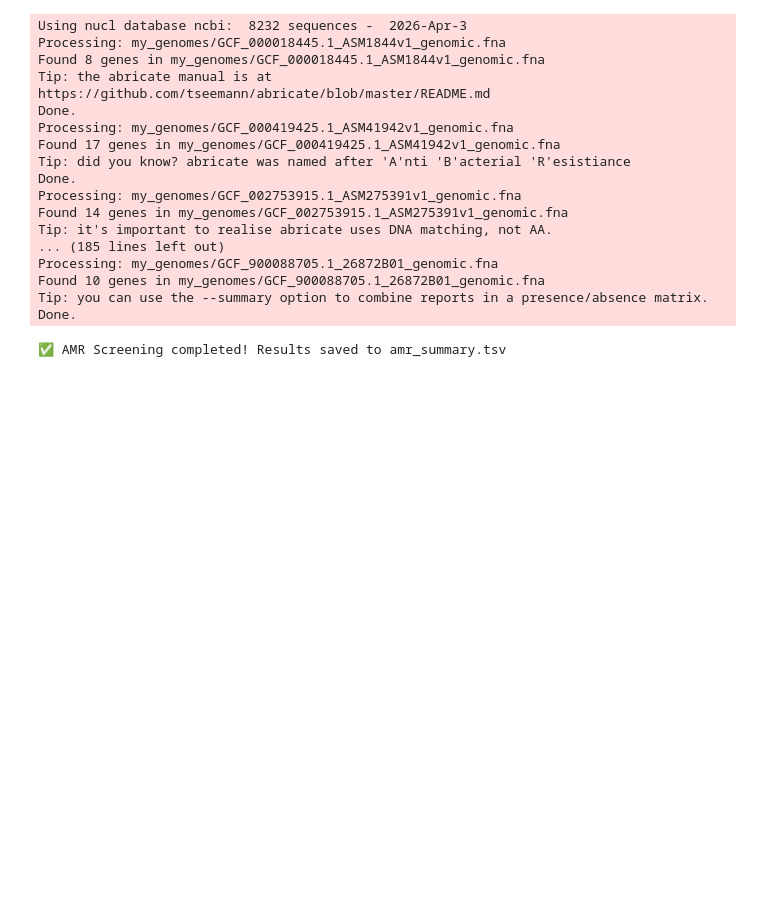
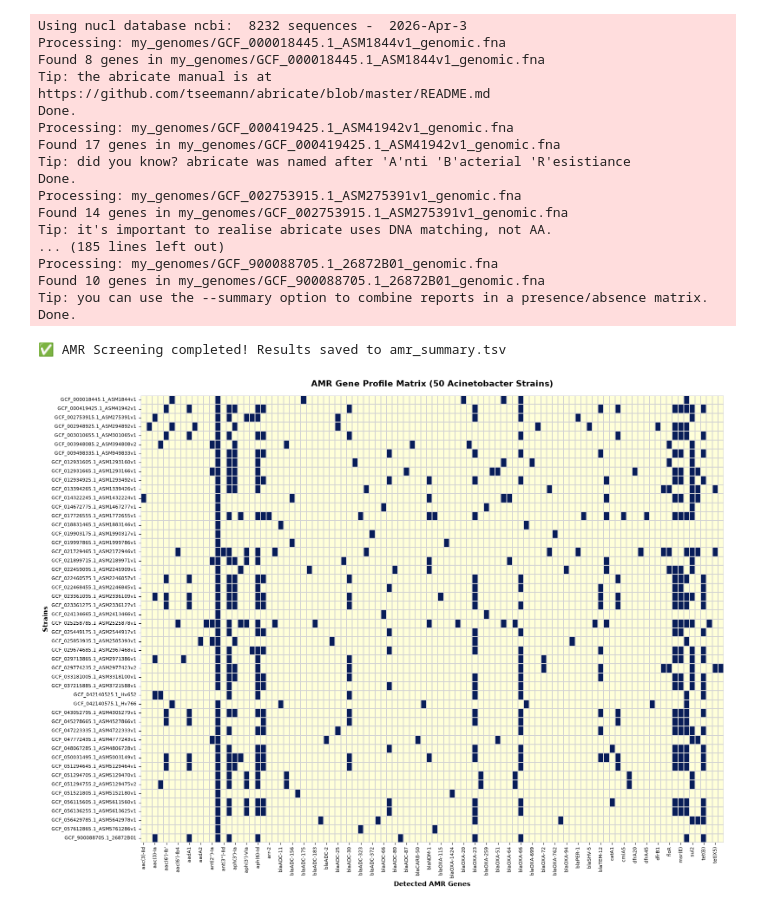
Before and after one commit to refmyoussef-source/Acinetobacter-Pangenomics, a Jupyter notebook: 05_AMR_Gene_Profiling.ipynb, the cells around one changed output. Saved outputs shown, nothing was run; the diff lists cells and outputs as text; code cells hidden in the pictures; blank space fills up the shorter version.

Commit message:
Add AMR Gene Profile Matrix (50 Acinetobacter Strains)and Conclusion

```diff
--- a/05_AMR_Gene_Profiling.ipynb
+++ b/05_AMR_Gene_Profiling.ipynb
@@ -43,3 +43,36 @@ Found 10 genes in my_genomes/GCF_900088705.1_26872B01_genomic.fna
 Tip: you can use the --summary option to combine reports in a presence/absence matrix.
 Done.
 ✅ AMR Screening completed! Results saved to amr_summary.tsv
+# %%
+import pandas as pd
+import seaborn as sns
+import matplotlib.pyplot as plt
+
+# 1. Read ABRicate summary report
+df = pd.read_csv('amr_summary.tsv', sep='\t', index_col=0)
+
+# 2. Clean strain names for clean axis labels
+df.index = df.index.str.replace('my_genomes/', '', regex=False).str.replace('_genomic.fna', '', regex=False)
+
+# 3. Drop metadata column if present
+if 'NUM_FOUND' in df.columns:
+    df = df.drop(columns=['NUM_FOUND'])
+
+# 4. Convert table to binary presence (1) / absence (0)
+# Vectorized approach compatible with Pandas 2.x and 3.x
+binary_df = (df.notna() & (df != '.')).astype(int)
+
+# 5. Render Heatmap
+plt.figure(figsize=(16, 12))
+sns.heatmap(binary_df, cmap="YlGnBu", cbar=False, linewidths=0.2, linecolor='lightgray')
+
+plt.title("AMR Gene Profile Matrix (50 Acinetobacter Strains)", fontsize=14, fontweight='bold', pad=15)
+plt.xlabel("Detected AMR Genes", fontsize=11, fontweight='bold')
+plt.ylabel("Strains", fontsize=11, fontweight='bold')
+plt.xticks(rotation=90, fontsize=8)
+plt.yticks(fontsize=8)
+
+plt.tight_layout()
+plt.show()
+# %% [output]
+[figure, added]
```
Also changed, not shown: parts of 1 cell of this notebook, 1 other file.
